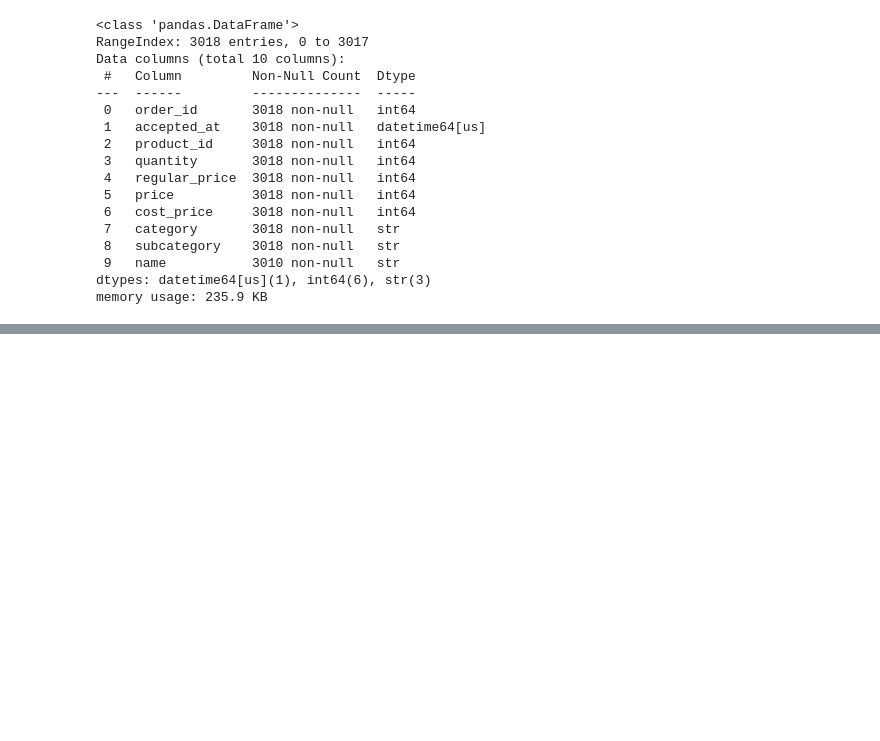
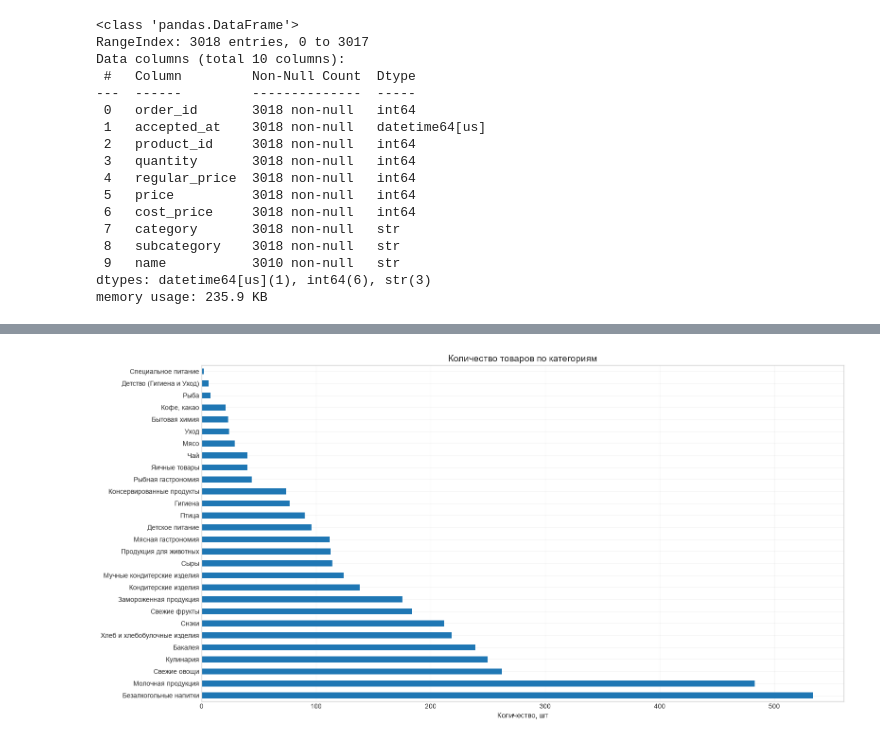
Before and after one commit to artkriukov/portfolio, a Jupyter notebook: grocery-category-analytics/grocery-category-analytics.ipynb, the cells around one changed output, grey strips where cells are left out. Drawn from its saved outputs; the diff is of its cells as text; code cells hidden in the pictures; blank space fills up the shorter version.

Commit message:
[grocery-category-analytics] add category sales volume analysis with chart and insights

```diff
--- a/grocery-category-analytics/grocery-category-analytics.ipynb
+++ b/grocery-category-analytics/grocery-category-analytics.ipynb
@@ -192,0 +180,8 @@ Name: name, Length: 3018, dtype: str
+# %%
+plt.rcParams.update({
+    "figure.figsize": (16, 8),
+    "axes.titlesize": 14,
+    "axes.labelsize": 11,
+    "axes.grid": True,
+    "grid.alpha": 0.3,
+})
@@ -192,0 +190,24 @@ Name: name, Length: 3018, dtype: str
+# %%
+def plot_chart(
+    df,
+    kind="bar",
+    x=None,
+    y=None,
+    title="",
+    xlabel="",
+    ylabel="",
+    legend=False,
+    **kwargs,          # color, rot, stacked
+):
+    ax = df.plot(
+        kind=kind,
+        x=x,
+        y=y,
+        legend=legend,
+        **kwargs,
+    )
+    ax.set_title(title)
+    ax.set_xlabel(xlabel)
+    ax.set_ylabel(ylabel)
+    plt.tight_layout()
+    plt.show()
@@ -192,0 +216,4 @@ Name: name, Length: 3018, dtype: str
+# %%
+sales_by_category = order_items.groupby('category', as_index=False) \
+                    .agg(units=('quantity', 'sum')) \
+                    .sort_values('units', ascending=False)
@@ -192,0 +240,11 @@ Name: name, Length: 3018, dtype: str
+# %%
+plot_chart(
+  sales_by_category,
+  kind='barh',
+  x="category",
+  y="units",
+  title="Количество товаров по категориям",
+  xlabel="Количество, шт"
+)
+# %% [output]
+[figure, added]
```
Also changed, not shown: parts of 10 cells of this notebook.
